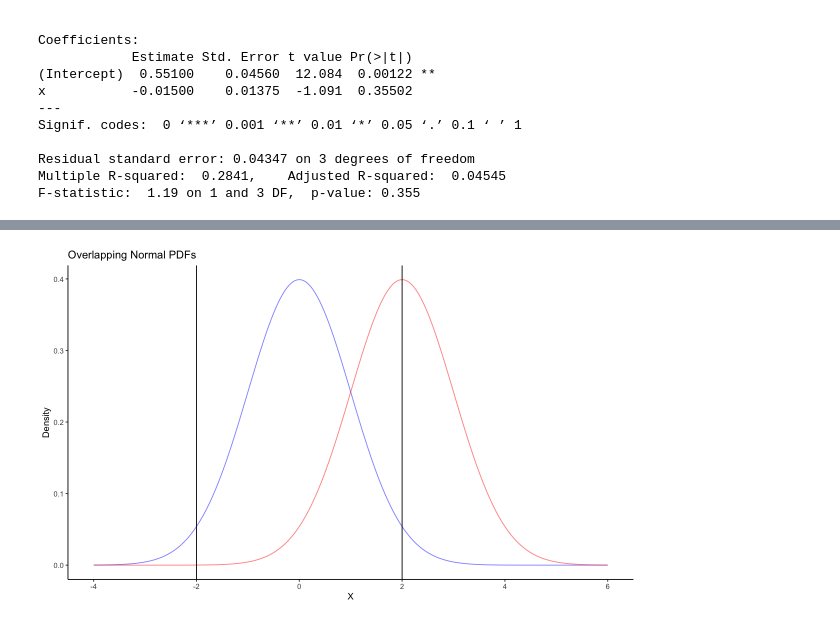
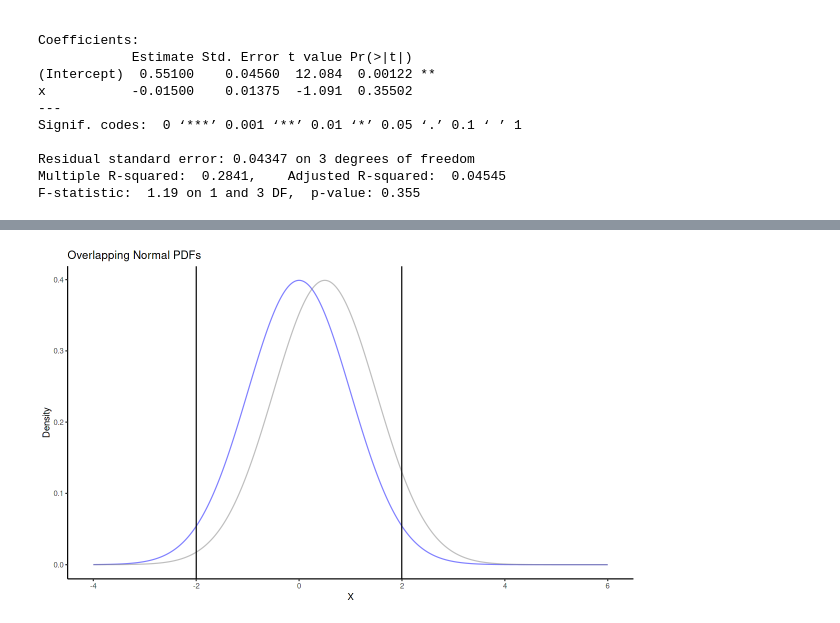
Before and after one commit to terhorst/stats504, a Jupyter notebook: lectures/week11/slides.ipynb, the cells around one changed output, grey strips where cells are left out. Cells and saved outputs as stored; diff of their text form; code cells hidden in the pictures.

```diff
--- a/lectures/week11/slides.ipynb
+++ b/lectures/week11/slides.ipynb
@@ -191,6 +174,13 @@ lgl (2): ...5, ...6
 10 Demi Moore             0         3  1995 NA    NA
 # ℹ 290 more rows
 # %%
-bp %>% group_by(year) %>% summarize(across(sons:daughters, \(v) sum(v, na.rm = T))) %>% print
-prop.test(24, 24 + 36)
+E.type.M <- function(mu) {
+    X <- rnorm(n = 100000, mean = mu)
+    sig <- abs(X) > 1.96
+    X_sig <- X[sig]
+    mean(abs(X_sig / mu))
+}
+
+x <- seq(0, 1, by=0.001)
+E.type.M(x)
 # %% [output]
@@ -216,21 +190,21 @@ sample estimates:
 # %%
-# library(ggplot2)
-# library(dplyr)
+library(ggplot2)
+library(dplyr)
 
-# # Generate data for normal PDFs
-# x_values <- seq(-4, 6, by = 0.01)
-# normal_data <- expand.grid(x = x_values, mean = c(0, 2)) %>%
-#   mutate(density = dnorm(x, mean = mean, sd = 1),
-#          color = if_else(mean == 0, "blue", "red"))
+# Generate data for normal PDFs
+x_values <- seq(-4, 6, by = 0.01)
+normal_data <- expand.grid(x = x_values, mean = c(0, .5)) %>%
+  mutate(density = dnorm(x, mean = mean, sd = 1),
+         color = if_else(mean == 0, "blue", "red"))
 
-# # Plot
-# ggplot(normal_data, aes(x = x, y = density, group = factor(mean), fill = factor(mean))) +
-#   geom_line(alpha = 0.5, aes(color = factor(mean))) +
-#   geom_vline(xintercept = c(-2, 2)) +
-#   scale_fill_manual(values = c("0" = "blue", "2" = "red")) +
-#   scale_color_manual(values = c("0" = "blue", "2" = "red")) +
-#   labs(title = "Overlapping Normal PDFs", x = "X", y = "Density") +
-#   theme_classic() +
-#   guides(fill = FALSE, color = FALSE) # Remove legend
+# Plot
+ggplot(normal_data, aes(x = x, y = density, group = factor(mean), fill = factor(mean))) +
+  geom_line(alpha = 0.5, aes(color = factor(mean))) +
+  geom_vline(xintercept = c(-2, 2)) +
+  scale_fill_manual(values = c("0" = "blue", "2" = "red")) +
+  scale_color_manual(values = c("0" = "blue", "2" = "red")) +
+  labs(title = "Overlapping Normal PDFs", x = "X", y = "Density") +
+  theme_classic() +
+  guides(fill = FALSE, color = FALSE) # Remove legend
 # %% [output]
-[figure, old version]
+[figure, new version]
```
Also changed, not shown: parts of 38 cells of this notebook.
